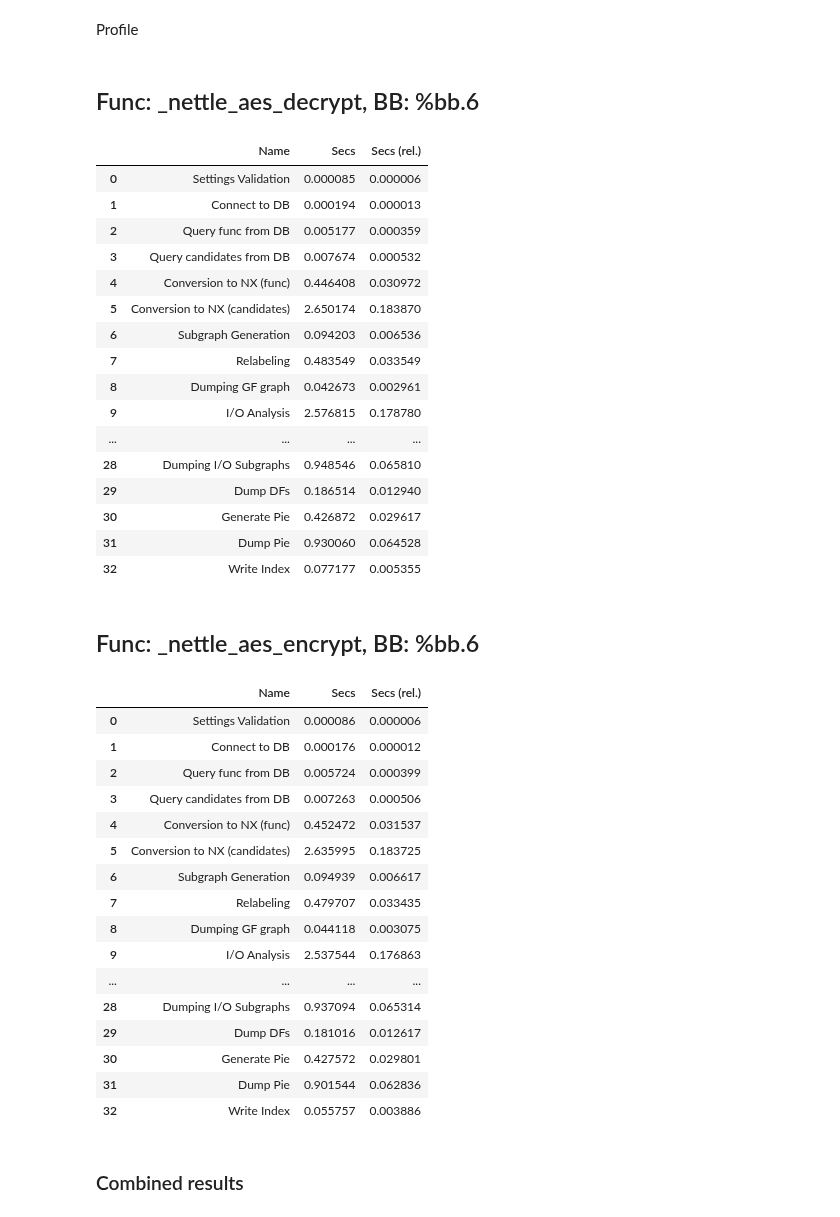
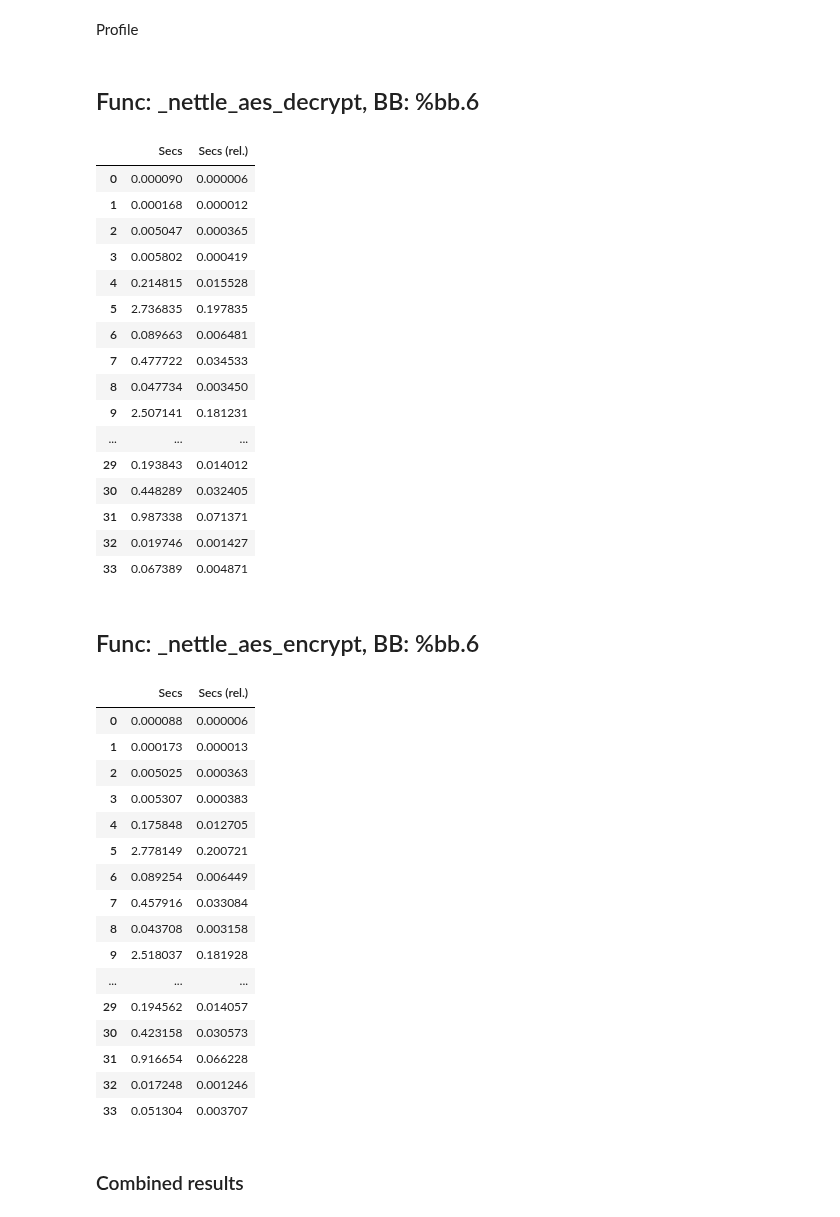
Before and after one commit to PhilippvK/isaac-demo, a Jupyter notebook: ipynb/Demo-NettleAES.ipynb, the cells around one changed output. Cells and saved outputs as stored; diff of their text form; code cells hidden in the pictures.

```diff
--- a/ipynb/Demo-NettleAES.ipynb
+++ b/ipynb/Demo-NettleAES.ipynb
@@ -12,13 +16,14 @@ from IPython.display import IFrame, HTML, Markdown, Image, display
 # %% [markdown]
 Define benchmark
 # %%
-OUT_DIR_BASE = "out"
+OUT_DIR_BASE = "../out"
 BENCH = "nettle-aes"
 DATE = "latest"
 # %% [markdown]
 Lookup directories
 # %%
 BENCH_DIR = Path(OUT_DIR_BASE) / BENCH
+print("BENCH_DIR", BENCH_DIR)
 assert BENCH_DIR.is_dir()
 if DATE == "latest":
     dates = [f for f in BENCH_DIR.iterdir() if f.is_dir()]
@@ -26,7 +31,8 @@ if DATE == "latest":
     if len(dates) == 1:
         DATE = dates[0].name
     else:
-        raise NotImplementedError("date lookup")
+        sorted_dates = sorted(dates, key=lambda x: datetime.datetime.strptime(x.name, "%Y%m%dT%H%M%S"))
+        DATE = sorted_dates[-1].name
 DATE_DIR = BENCH_DIR / DATE
 assert DATE_DIR.is_dir()
 
@@ -165,48 +172,48 @@ Profile
 # %%
 for _, row_data in choices_df.iterrows():
     func_name = row_data["func_name"]
     bb_name = row_data["bb_name"]
     func_bb_dir = WORK / f"{func_name}_{bb_name}_0"  # TODO: chekc suffix?
     times_csv = func_bb_dir / "times.csv"
     display(HTML(f"<h2>Func: {func_name}, BB: {bb_name}</h2>"))
-    display(pd.read_csv(times_csv, index_col=False))
+    display(pd.read_csv(times_csv))
 # %% [output]
 Func: _nettle_aes_decrypt, BB: %bb.6
-|  | Name | Secs | Secs (rel.) |
-| 0 | Settings Validation | 0.000085 | 0.000006 |
-| 1 | Connect to DB | 0.000194 | 0.000013 |
-| 2 | Query func from DB | 0.005177 | 0.000359 |
-| 3 | Query candidates from DB | 0.007674 | 0.000532 |
-| 4 | Conversion to NX (func) | 0.446408 | 0.030972 |
-| 5 | Conversion to NX (candidates) | 2.650174 | 0.183870 |
-| 6 | Subgraph Generation | 0.094203 | 0.006536 |
-| 7 | Relabeling | 0.483549 | 0.033549 |
-| 8 | Dumping GF graph | 0.042673 | 0.002961 |
-| 9 | I/O Analysis | 2.576815 | 0.178780 |
-| ... | ... | ... | ... |
-| 28 | Dumping I/O Subgraphs | 0.948546 | 0.065810 |
-| 29 | Dump DFs | 0.186514 | 0.012940 |
-| 30 | Generate Pie | 0.426872 | 0.029617 |
-| 31 | Dump Pie | 0.930060 | 0.064528 |
-| 32 | Write Index | 0.077177 | 0.005355 |
+|  | Secs | Secs (rel.) |
+| 0 | 0.000090 | 0.000006 |
+| 1 | 0.000168 | 0.000012 |
+| 2 | 0.005047 | 0.000365 |
+| 3 | 0.005802 | 0.000419 |
+| 4 | 0.214815 | 0.015528 |
+| 5 | 2.736835 | 0.197835 |
+| 6 | 0.089663 | 0.006481 |
+| 7 | 0.477722 | 0.034533 |
+| 8 | 0.047734 | 0.003450 |
+| 9 | 2.507141 | 0.181231 |
+| ... | ... | ... |
+| 29 | 0.193843 | 0.014012 |
+| 30 | 0.448289 | 0.032405 |
+| 31 | 0.987338 | 0.071371 |
+| 32 | 0.019746 | 0.001427 |
+| 33 | 0.067389 | 0.004871 |
 Func: _nettle_aes_encrypt, BB: %bb.6
-|  | Name | Secs | Secs (rel.) |
-| 0 | Settings Validation | 0.000086 | 0.000006 |
-| 1 | Connect to DB | 0.000176 | 0.000012 |
-| 2 | Query func from DB | 0.005724 | 0.000399 |
-| 3 | Query candidates from DB | 0.007263 | 0.000506 |
-| 4 | Conversion to NX (func) | 0.452472 | 0.031537 |
-| 5 | Conversion to NX (candidates) | 2.635995 | 0.183725 |
-| 6 | Subgraph Generation | 0.094939 | 0.006617 |
-| 7 | Relabeling | 0.479707 | 0.033435 |
-| 8 | Dumping GF graph | 0.044118 | 0.003075 |
-| 9 | I/O Analysis | 2.537544 | 0.176863 |
-| ... | ... | ... | ... |
-| 28 | Dumping I/O Subgraphs | 0.937094 | 0.065314 |
-| 29 | Dump DFs | 0.181016 | 0.012617 |
-| 30 | Generate Pie | 0.427572 | 0.029801 |
-| 31 | Dump Pie | 0.901544 | 0.062836 |
-| 32 | Write Index | 0.055757 | 0.003886 |
+|  | Secs | Secs (rel.) |
+| 0 | 0.000088 | 0.000006 |
+| 1 | 0.000173 | 0.000013 |
+| 2 | 0.005025 | 0.000363 |
+| 3 | 0.005307 | 0.000383 |
+| 4 | 0.175848 | 0.012705 |
+| 5 | 2.778149 | 0.200721 |
+| 6 | 0.089254 | 0.006449 |
+| 7 | 0.457916 | 0.033084 |
+| 8 | 0.043708 | 0.003158 |
+| 9 | 2.518037 | 0.181928 |
+| ... | ... | ... |
+| 29 | 0.194562 | 0.014057 |
+| 30 | 0.423158 | 0.030573 |
+| 31 | 0.916654 | 0.066228 |
+| 32 | 0.017248 | 0.001246 |
+| 33 | 0.051304 | 0.003707 |
 # %% [markdown]
 ### Combined results
 # %% [markdown]
```
Also changed, not shown: parts of 43 cells of this notebook.
